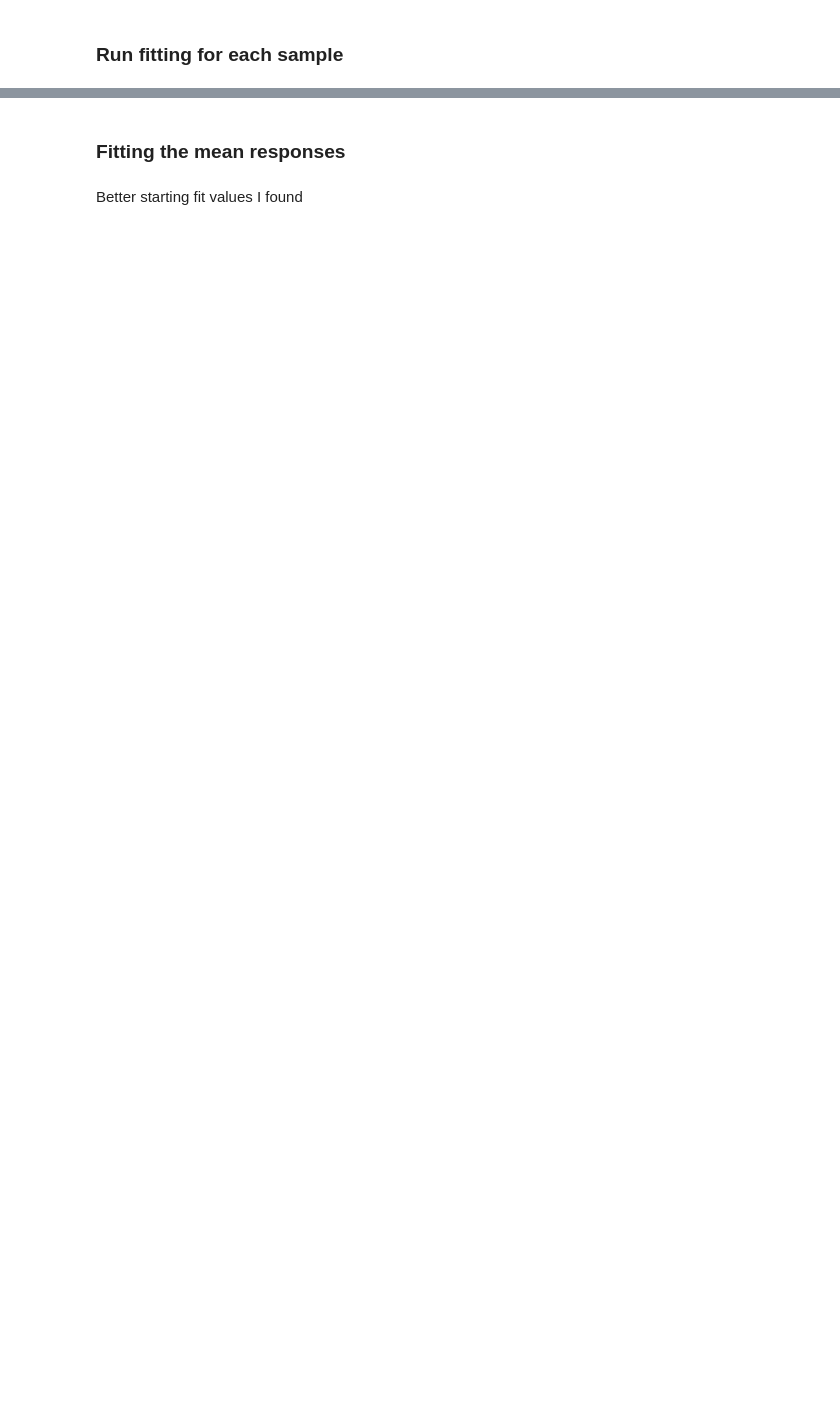
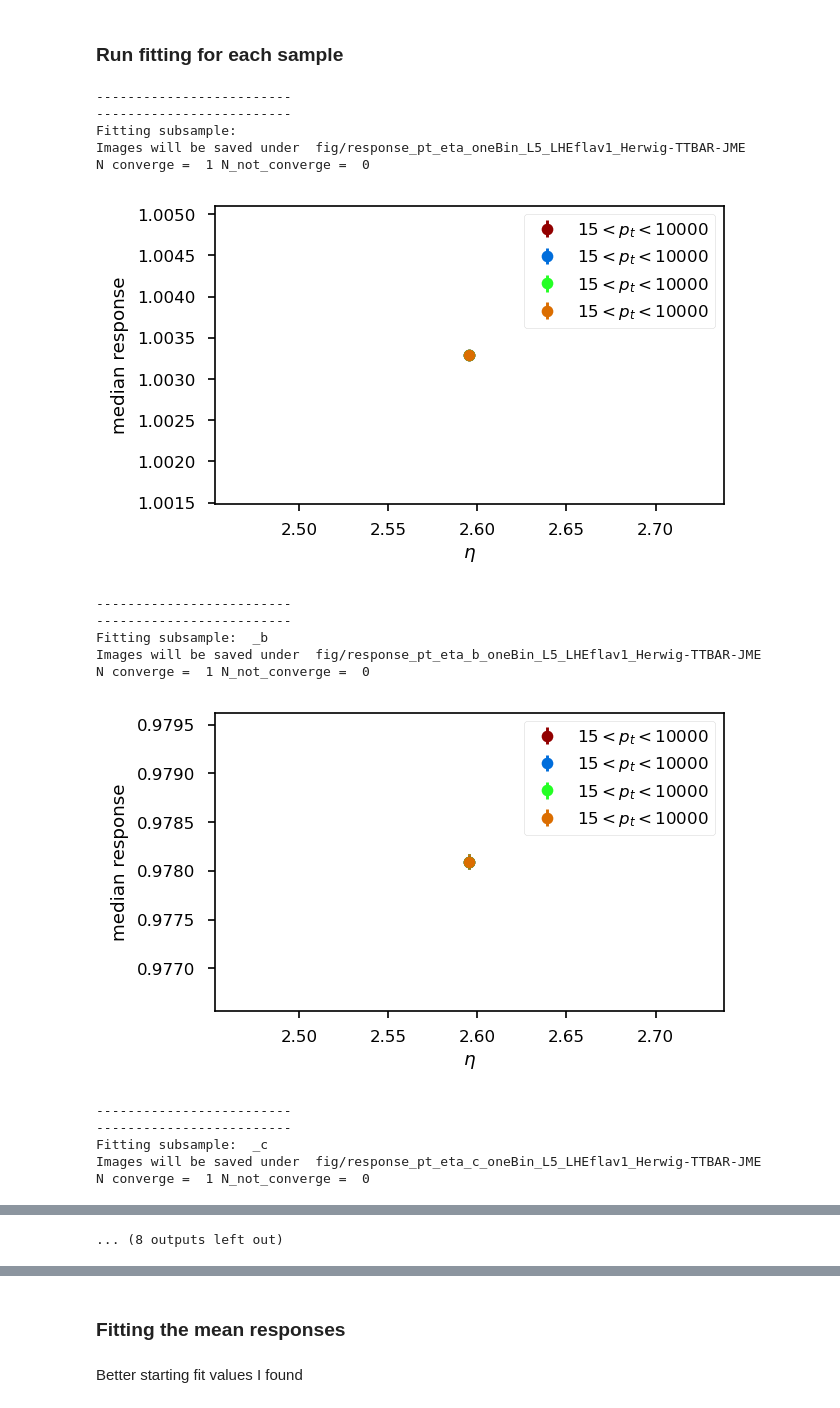
Before and after one commit to dsidirop1/JMECoffea, a Jupyter notebook: CoffeaJERC-Andris.ipynb, the cells around one changed output, grey strips where cells are left out. Drawn from its saved outputs; the diff is of its cells as text; code cells hidden in the pictures; blank space fills up the shorter version.

Commit message:
Split into anti-flavour. Added notebook for making ratio plots. Added options for combining different ttbar channels

```diff
--- a/CoffeaJERC-Andris.ipynb
+++ b/CoffeaJERC-Andris.ipynb
@@ -972,4 +345,0 @@ def fit_responses(output, samp='_b'):
-# %%
-df_csv = pd.read_csv('out_txt/Closure_L5_QCD.csv').set_index('etaBins')
-closure_corr = df_csv.to_numpy().transpose()
-closure_corr = np.pad(closure_corr,1,constant_values=1)
@@ -977,0 +438,2 @@ legend_tmp = f'{0:0.0f}'+r'$<\eta<$'+f'{1:0.0f}'
+# %%
+combine_antiflavour = True
@@ -982,7 +661,7 @@ def plot_corrections(mean, samp, meanstd):
     mean_p[mean_p==0] = np.nan
 
     fig, ax = plt.subplots()
-    start = np.where(ptbins<=20)[0][-1]
+    start = np.searchsorted(ptbins_c, 20, side='left') #np.where(ptbins<=20)[0][-1]
 
     ptbins_plot = ptbins_c[start:]
     meanstd = meanstd[start:,:]
@@ -1099,3 +778,54 @@ def read_data(name, samp):
     return data
 # %% [markdown]
 ### Run fitting for each sample
+# %%
+medians = []
+medianstds = []
+# %%
+# load_fit_res=False
+combine_antiflavour = False
+subsamples = ['', '_b', '_c', '_ud', '_s', '_g', '_bbar', '_cbar', '_udbar', '_sbar']
+# subsamples = ['_b', '_c', '_ud', '_s', '_g']
+# subsamples = ['', '_ud', '_g'] # , '_b']
+for samp in subsamples:
+    print('-'*25)
+    print('-'*25)
+    print('Fitting subsample: ', samp)
+    if load_fit_res:
+        mean = read_data("Mean", samp)
+        meanvar = read_data("MeanVar", samp)
+        median = read_data("Mean", samp)
+        medianstd = read_data("MedianStd", samp)
+#         width = read_data("Width")
+#         median = read_data(median, "Median")
+    else:
+        mean, meanvar, median, medianstd = fit_responses(output, samp)
+        medians.append(median[0][0])
+        medianstds.append(medianstd[0][0])
+        for data, name in zip([mean, meanvar, median, medianstd],["Mean", "MeanVar", "Median", "MedianStd"]):
+            save_data(data, name, samp)
+
+    meanstd = np.sqrt(meanvar)
+
+    if fine_etabins or :
+        plot_corrections_eta(median, samp, medianstd)
+    else:
+        plot_corrections(mean, samp, meanstd)
+# %% [output]
+-------------------------
+-------------------------
+Fitting subsample:
+Images will be saved under  fig/response_pt_eta_oneBin_L5_LHEflav1_Herwig-TTBAR-JME
+N converge =  1 N_not_converge =  0
+[figure, added]
+-------------------------
+-------------------------
+Fitting subsample:  _b
+Images will be saved under  fig/response_pt_eta_b_oneBin_L5_LHEflav1_Herwig-TTBAR-JME
+N converge =  1 N_not_converge =  0
+[figure, added]
+-------------------------
+-------------------------
+Fitting subsample:  _c
+Images will be saved under  fig/response_pt_eta_c_oneBin_L5_LHEflav1_Herwig-TTBAR-JME
+N converge =  1 N_not_converge =  0
@@ -1102 +851,2 @@ def read_data(name, samp):
+... (8 outputs left out)
 # %%
```
Also changed, not shown: parts of 102 cells of this notebook, 5 other files.
